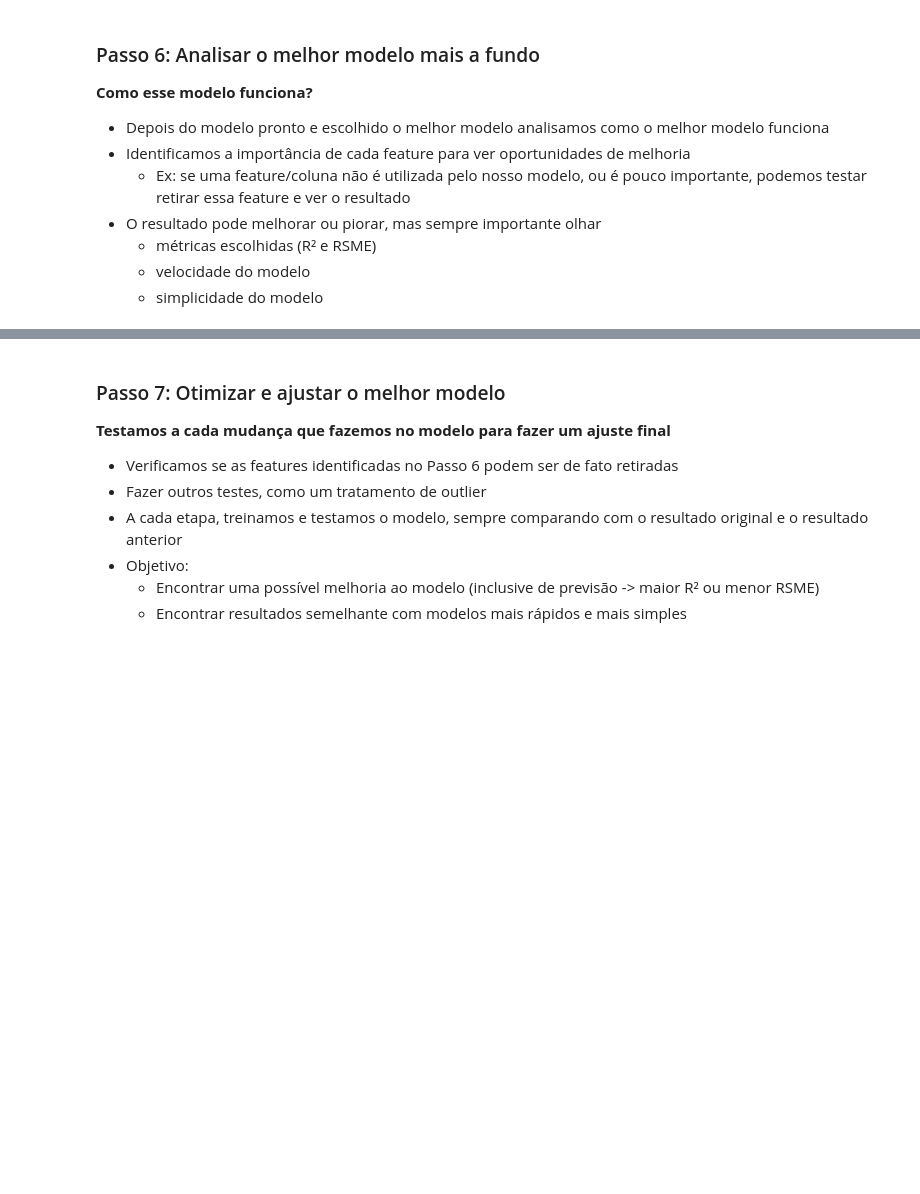
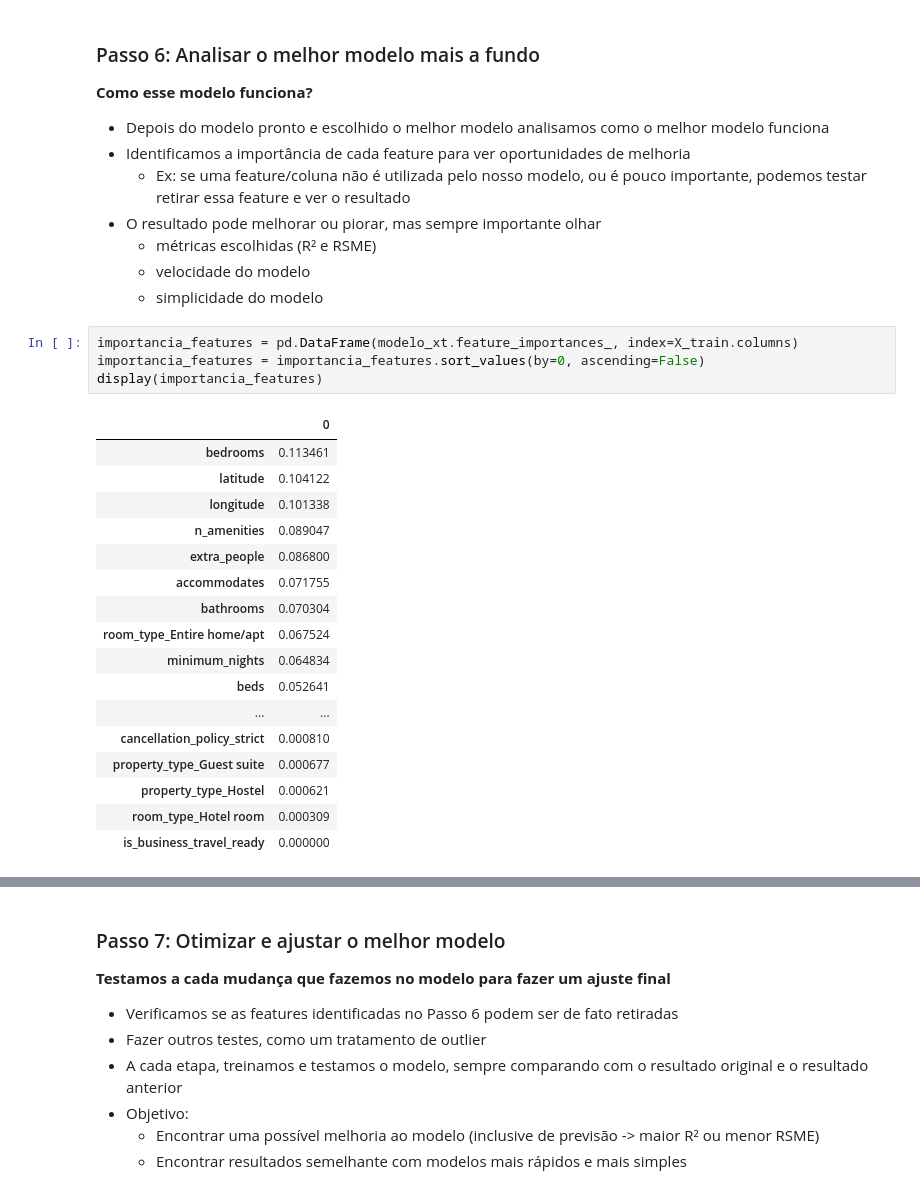
Before and after one commit to Giodzz/Data-Science-Project, a Jupyter notebook: main.ipynb, the cells around one changed output, grey strips where cells are left out. Saved outputs shown, nothing was run; the diff lists cells and outputs as text; blank space fills up the shorter version.

```diff
--- a/main.ipynb
+++ b/main.ipynb
@@ -912,3 +914,25 @@ RSME: 40.87223729731445
     - métricas escolhidas (R² e RSME)
     - velocidade do modelo
     - simplicidade do modelo
+# %%
+importancia_features = pd.DataFrame(modelo_xt.feature_importances_, index=X_train.columns)
+importancia_features = importancia_features.sort_values(by=0, ascending=False)
+display(importancia_features)
+# %% [output]
+|  | 0 |
+| bedrooms | 0.113461 |
+| latitude | 0.104122 |
+| longitude | 0.101338 |
+| n_amenities | 0.089047 |
+| extra_people | 0.086800 |
+| accommodates | 0.071755 |
+| bathrooms | 0.070304 |
+| room_type_Entire home/apt | 0.067524 |
+| minimum_nights | 0.064834 |
+| beds | 0.052641 |
+| ... | ... |
+| cancellation_policy_strict | 0.000810 |
+| property_type_Guest suite | 0.000677 |
+| property_type_Hostel | 0.000621 |
+| room_type_Hotel room | 0.000309 |
+| is_business_travel_ready | 0.000000 |
```
Also changed, not shown: parts of 5 cells of this notebook.
